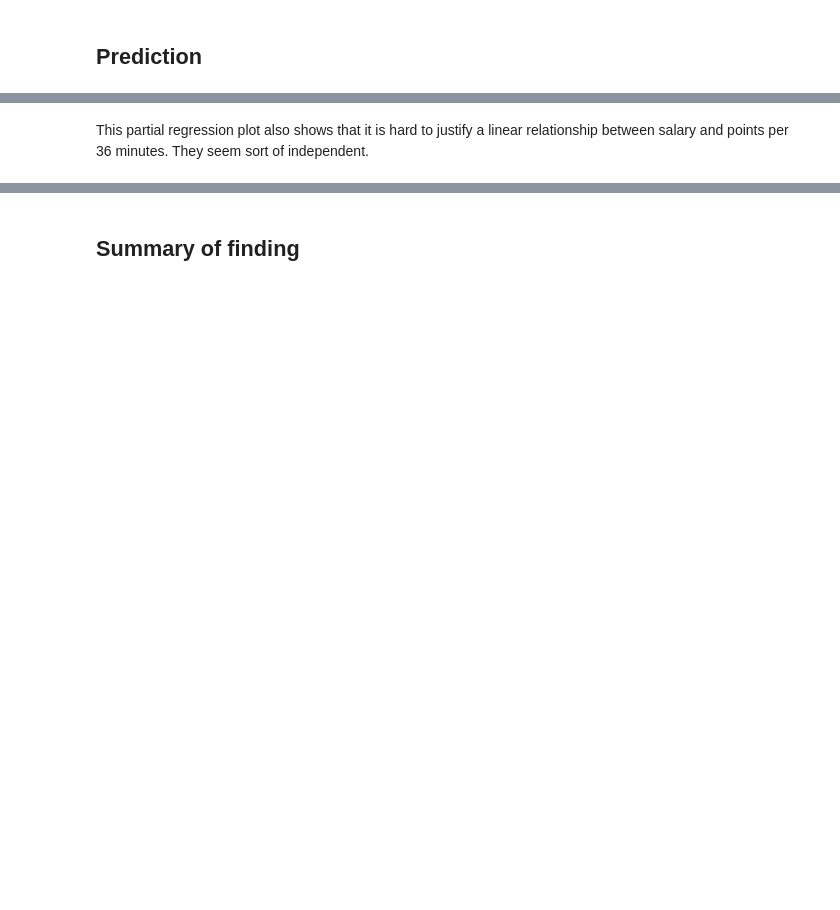
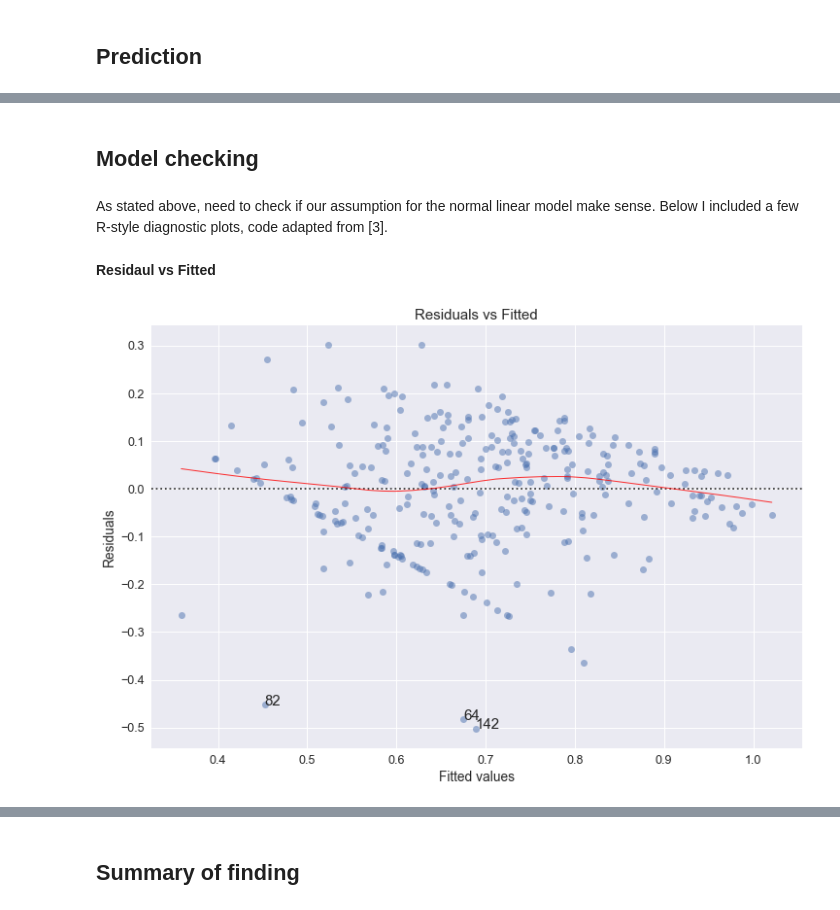
Before and after one commit to qiangha/nba_salary_analysis, a Jupyter notebook: nba_salary_analysis.ipynb, the cells around one changed output, grey strips where cells are left out. Drawn from its saved outputs; the diff is of its cells as text; code cells hidden in the pictures; blank space fills up the shorter version.

```diff
--- a/nba_salary_analysis.ipynb
+++ b/nba_salary_analysis.ipynb
@@ -378,2 +381,53 @@ sm.graphics.plot_partregress_grid(results, ['Points_per_36_Minutes']);
-# %% [markdown]
-This partial regression plot also shows that it is hard to justify a linear relationship between salary and points per 36 minutes. They seem sort of independent.
+# %% [markdown]
+## Model checking
+# %% [markdown]
+As stated above, need to check if our assumption for the normal linear model make sense. Below I included a few R-style diagnostic plots, code adapted from [3].
+# %%
+model_fit = results
+
+# fitted values (need a constant term for intercept)
+model_fitted_y = model_fit.fittedvalues
+
+# model residuals
+model_residuals = model_fit.resid
+
+# normalized residuals
+model_norm_residuals = model_fit.get_influence().resid_studentized_internal
+
+# absolute squared normalized residuals
+model_norm_residuals_abs_sqrt = np.sqrt(np.abs(model_norm_residuals))
+
+# absolute residuals
+model_abs_resid = np.abs(model_residuals)
+
+# leverage, from statsmodels internals
+model_leverage = model_fit.get_influence().hat_matrix_diag
+
+# cook's distance, from statsmodels internals
+model_cooks = model_fit.get_influence().cooks_distance[0]
+# %% [markdown]
+**Residaul vs Fitted**
+# %%
+plot_lm_1 = plt.figure(1)
+plot_lm_1.set_figheight(8)
+plot_lm_1.set_figwidth(12)
+
+plot_lm_1.axes[0] = sns.residplot(model_fitted_y, 'Log_Salary', data=df,
+                          lowess=True,
+                          scatter_kws={'alpha': 0.5},
+                          line_kws={'color': 'red', 'lw': 1, 'alpha': 0.8})
+
+plot_lm_1.axes[0].set_title('Residuals vs Fitted')
+plot_lm_1.axes[0].set_xlabel('Fitted values')
+plot_lm_1.axes[0].set_ylabel('Residuals')
+
+# annotations
+abs_resid = model_abs_resid.sort_values(ascending=False)
+abs_resid_top_3 = abs_resid[:3]
+
+for i in abs_resid_top_3.index:
+    plot_lm_1.axes[0].annotate(i,
+                               xy=(model_fitted_y[i],
+                                   model_residuals[i]));
+# %% [output]
+[figure, added]
```
Also changed, not shown: parts of 30 cells of this notebook, 1 other file.
